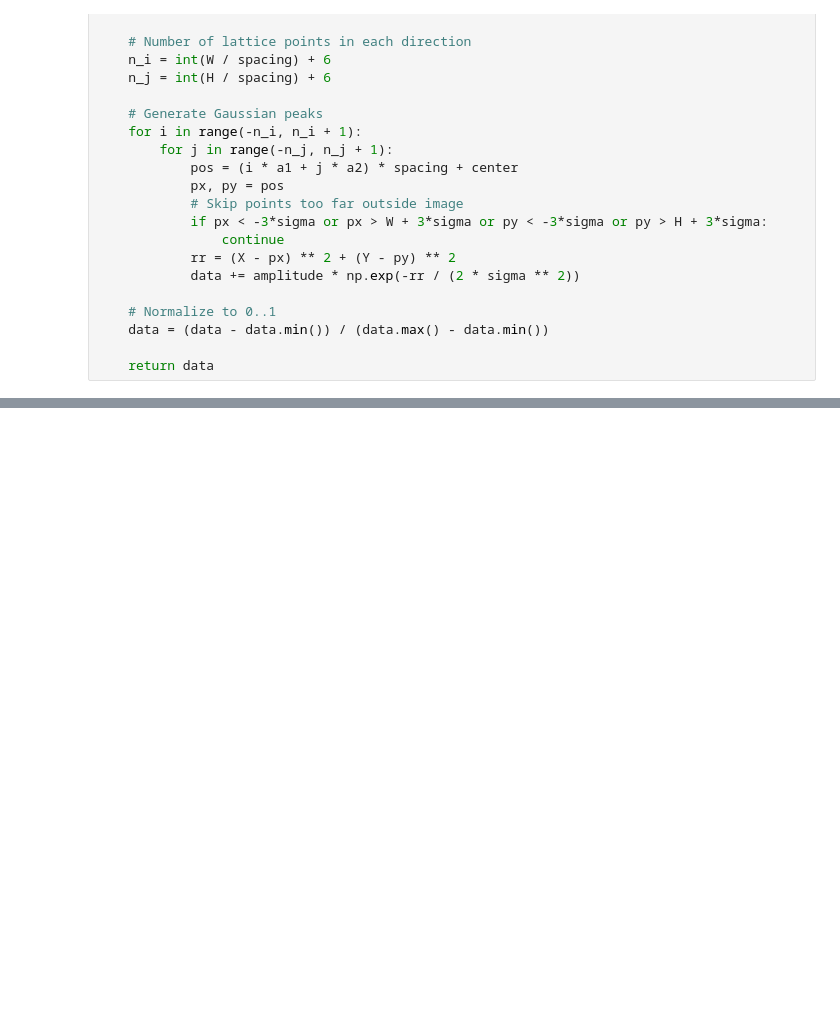
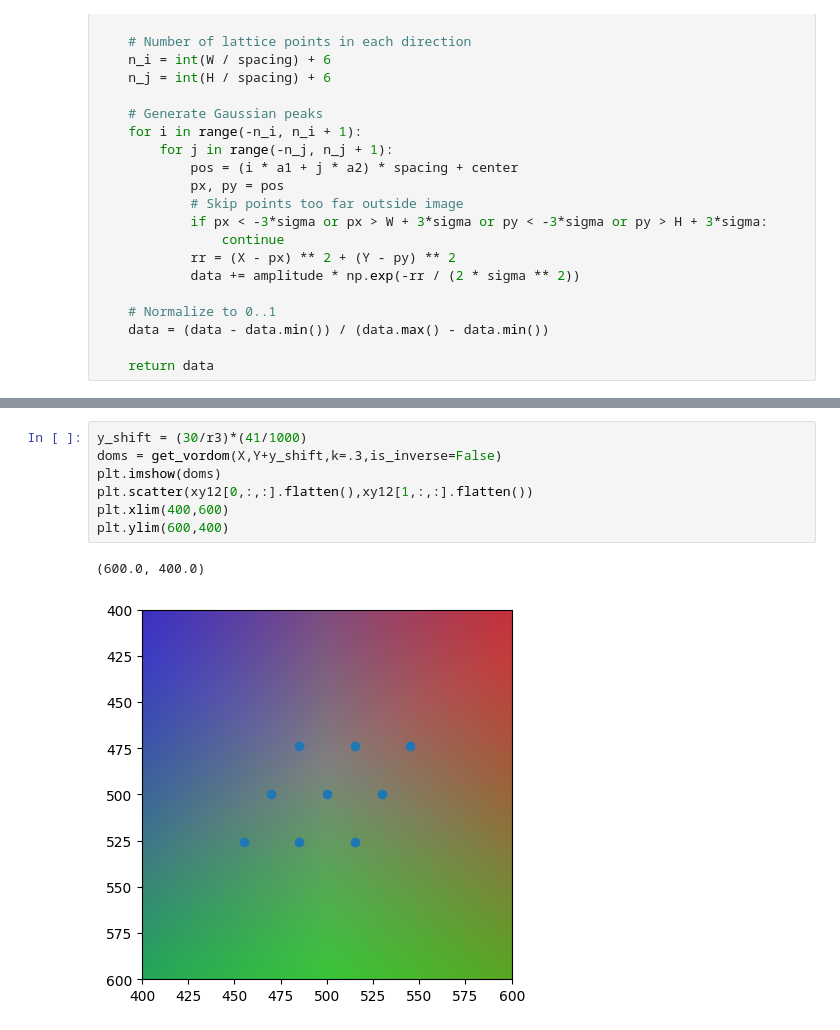
Before and after one commit to Potdooshami/2H_TaSe2_Tc_STM, a Jupyter notebook: G03_define_domain.ipynb, the cells around one changed output, grey strips where cells are left out. Drawn from its saved outputs; the diff is of its cells as text; blank space fills up the shorter version.

```diff
--- a/G03_define_domain.ipynb
+++ b/G03_define_domain.ipynb
@@ -167,0 +224,10 @@ plt.imshow(fin)
+# %%
+y_shift = (30/r3)*(41/1000)
+doms = get_vordom(X,Y+y_shift,k=.3,is_inverse=False)
+plt.imshow(doms)
+plt.scatter(xy12[0,:,:].flatten(),xy12[1,:,:].flatten())
+plt.xlim(400,600)
+plt.ylim(600,400)
+# %% [output]
+(600.0, 400.0)
+[figure, added]
```
Also changed, not shown: parts of 10 cells of this notebook, 2 other files.
